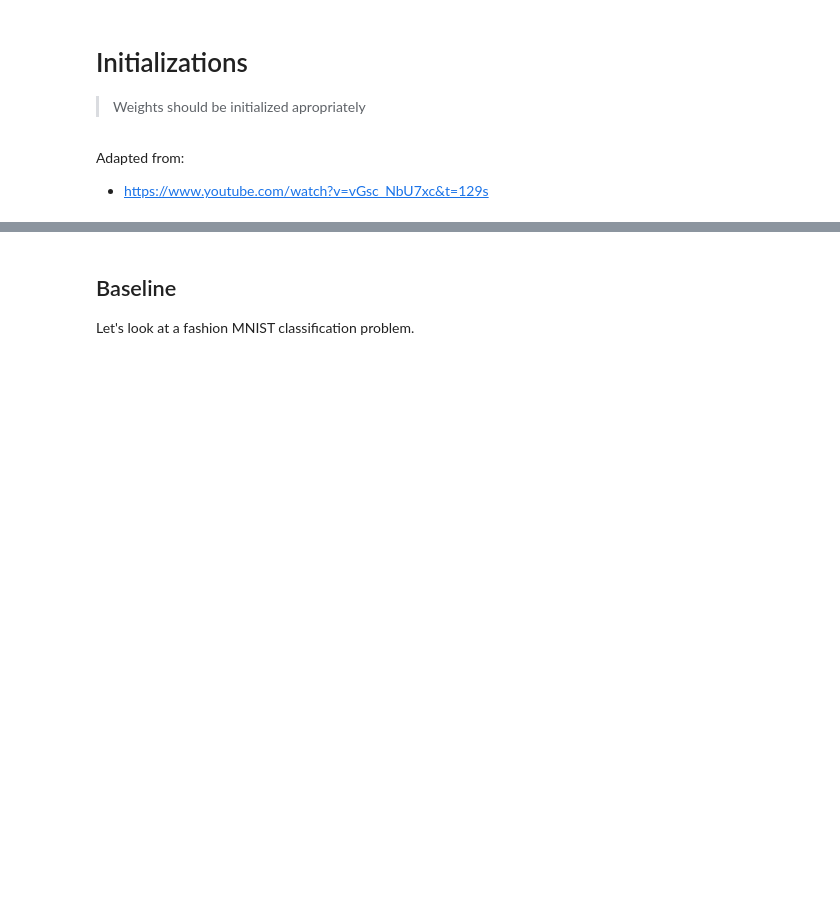
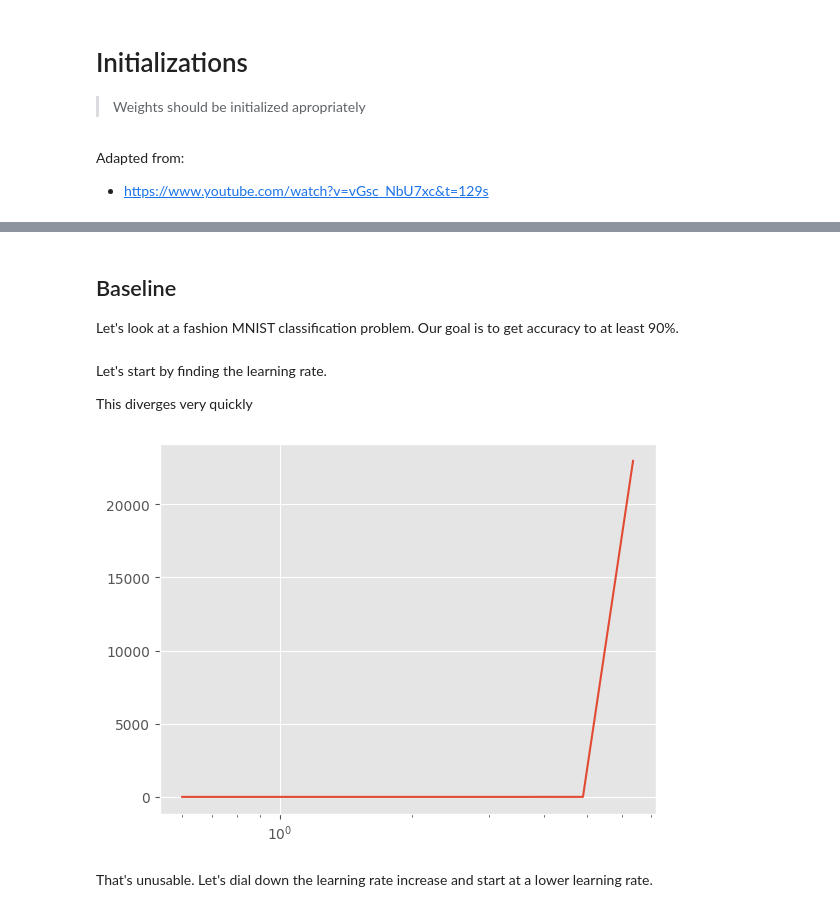
Before and after one commit to jeremyadamsfisher/SlowAI, a Jupyter notebook: nbs/10_initializations.ipynb, the cells around one changed output, grey strips where cells are left out. Cells and saved outputs as stored; diff of their text form; code cells hidden in the pictures; blank space fills up the shorter version.

```diff
--- a/nbs/10_initializations.ipynb
+++ b/nbs/10_initializations.ipynb
@@ -40,4 +74,37 @@ plt.style.use("ggplot")
 # %% [markdown]
 ## Baseline
 
-Let's look at a fashion MNIST classification problem.
+Let's look at a fashion MNIST classification problem. Our goal is to get accuracy to at least 90%.
+# %%
+class CNN(nn.Module):
+    """Six layer convolutional neural network"""
+
+    def __init__(self):
+        super().__init__()
+        self.layers = nn.Sequential(
+            Conv2dWithReLU(1, 8, kernel_size=5, stride=2, padding=2),  # 14x14
+            Conv2dWithReLU(8, 16, kernel_size=3, stride=2, padding=1),  # 7x7
+            Conv2dWithReLU(16, 32, kernel_size=3, stride=2, padding=1),  # 4x4
+            Conv2dWithReLU(32, 64, kernel_size=3, stride=2, padding=1),  # 2x2
+            nn.Conv2d(64, 10, kernel_size=3, stride=2, padding=1),  # 1x1
+        )
+
+    def forward(self, x):
+        x = self.layers(x)
+        return rearrange(x, "bs c w h -> bs (c w h)")
+# %% [markdown]
+Let's start by finding the learning rate.
+
+This diverges very quickly
+# %%
+learn = TrainLearner(
+    CNN(),
+    fashion_mnist(),
+    F.cross_entropy,
+    lr=0.6,
+    cbs=[LRFinderCB()],
+).fit()
+# %% [output]
+[figure, added]
+# %% [markdown]
+That's unusable. Let's dial down the learning rate increase and start at a lower learning rate.
```
Also changed, not shown: parts of 31 cells of this notebook, 8 other files.
